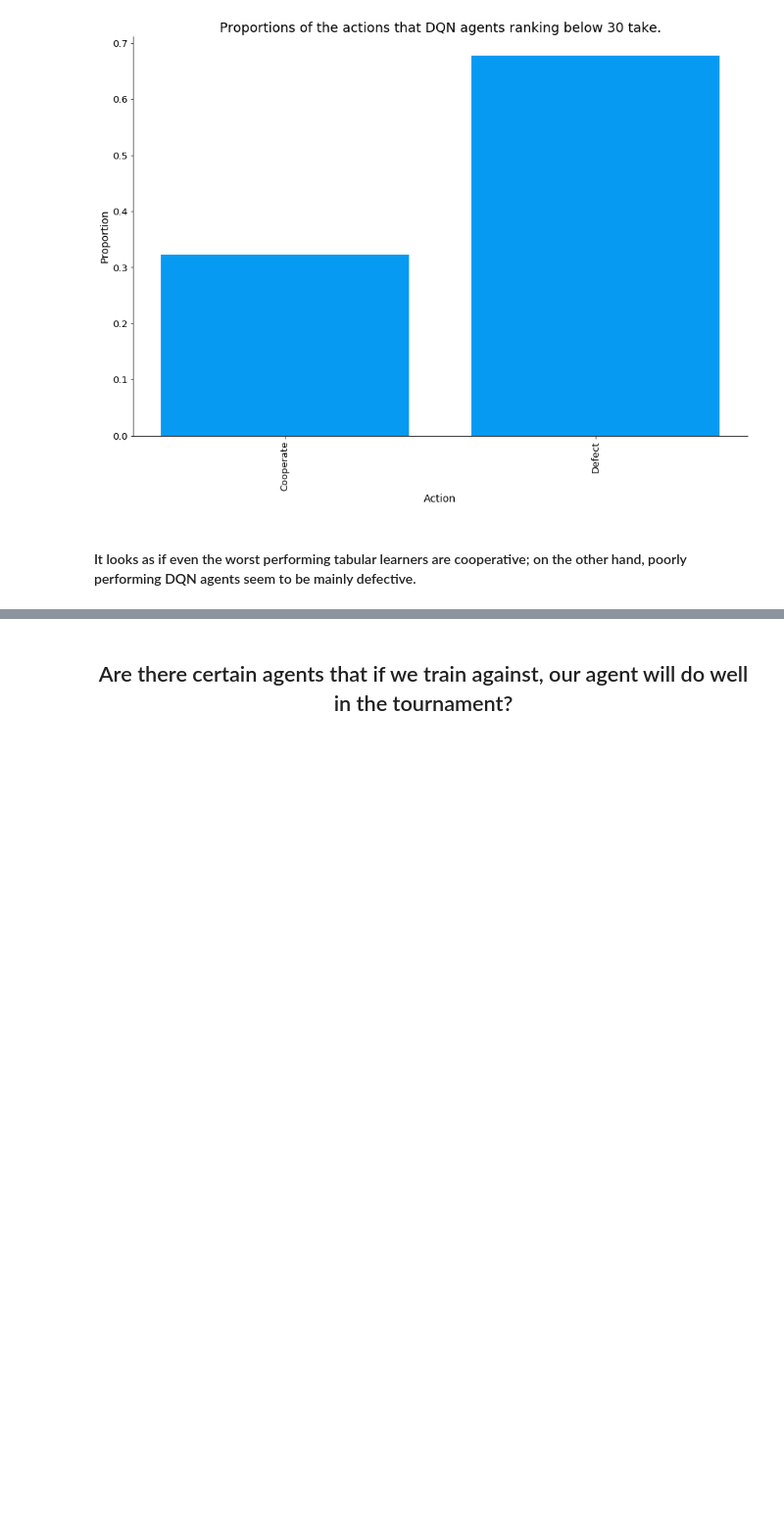
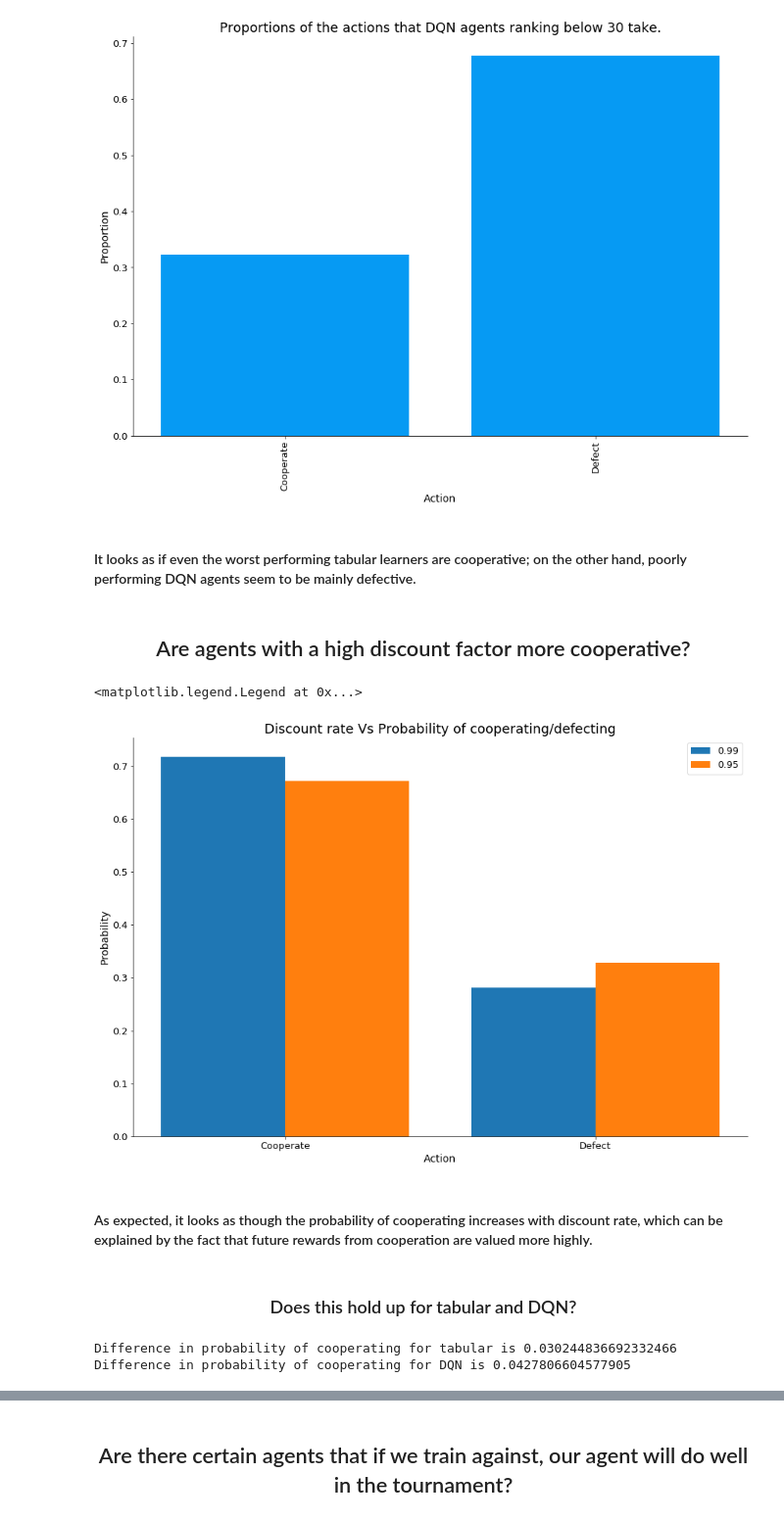
Before and after one commit to UCL-COMP0031-2022-Project-10/tournament, a Jupyter notebook: results/Data Analysis .ipynb, the cells around one changed output, grey strips where cells are left out. Shown at 98% size. Drawn from its saved outputs; the diff is of its cells as text; code cells hidden in the pictures; blank space fills up the shorter version.

Commit message:
Finished analysis of hyperparams against tn_rank and hyperparams vs probability of cooperating

```diff
--- a/results/Data Analysis .ipynb
+++ b/results/Data Analysis .ipynb
@@ -580,3 +588,34 @@ plot_barchart({"Action" : ["Cooperate", "Defect"], "Proportion" : [dqn_lt_30_avg
 [figure]
 # %% [markdown]
 <h4>It looks as if even the worst performing tabular learners are cooperative; on the other hand, poorly performing DQN agents seem to be mainly defective.</h4>
+# %% [markdown]
+<h2><center>Are agents with a high discount factor more cooperative?</center></h2>
+# %%
+cols = ["Cooperate", "Defect"]
+x_axis = np.arange(len(cols))
+# %%
+df_dr_99 = df[df["discount_rate"] == 0.99]
+df_dr_95 = df[df["discount_rate"] == 0.95]
+
+avg_coop_percent_dr_99 = df_dr_99["tr_cooperation_percentage"].sum() / len(df_dr_99)
+avg_coop_percent_dr_95 = df_dr_95["tr_cooperation_percentage"].sum() / len(df_dr_95)
+avg_defect_percent_dr_99 = df_dr_99["tr_defection_percentage"].sum() / len(df_dr_99)
+avg_defect_percent_dr_95 = df_dr_95["tr_defection_percentage"].sum() / len(df_dr_95)
+
+plt.figure(figsize=(15,10))
+plt.bar(x_axis - 0.2, [avg_coop_percent_dr_99, avg_defect_percent_dr_99], 0.4, label="0.99")
+plt.bar(x_axis + 0.2, [avg_coop_percent_dr_95, avg_defect_percent_dr_95], 0.4, label="0.95")
+plt.xticks(x_axis, cols)
+plt.gca().spines["top"].set_visible(False)
+plt.gca().spines["right"].set_visible(False)
+plt.xlabel("Action")
+plt.ylabel("Probability")
+plt.title("Discount rate Vs Probability of cooperating/defecting")
+plt.legend()
+# %% [output]
+<matplotlib.legend.Legend at 0x...>
+[figure, added]
+# %% [markdown]
+<h4>As expected, it looks as though the probability of cooperating increases with discount rate, which can be explained by the fact that future rewards from cooperation are valued more highly.</h4>
+# %% [markdown]
+<h3><center>Does this hold up for tabular and DQN?</center></h3>
@@ -582,0 +637,6 @@ plot_barchart({"Action" : ["Cooperate", "Defect"], "Proportion" : [dqn_lt_30_avg
+# %%
+print(f"Difference in probability of cooperating for tabular is {avg_coop_percent_dr_99_tab - avg_coop_percent_dr_95_tab}")
+print(f"Difference in probability of cooperating for DQN is {avg_coop_percent_dr_99_dqn - avg_coop_percent_dr_95_dqn}")
+# %% [output]
+Difference in probability of cooperating for tabular is 0.030244836692332466
+Difference in probability of cooperating for DQN is 0.0427806604577905
```
Also changed, not shown: parts of 45 cells of this notebook, 4 other files.
